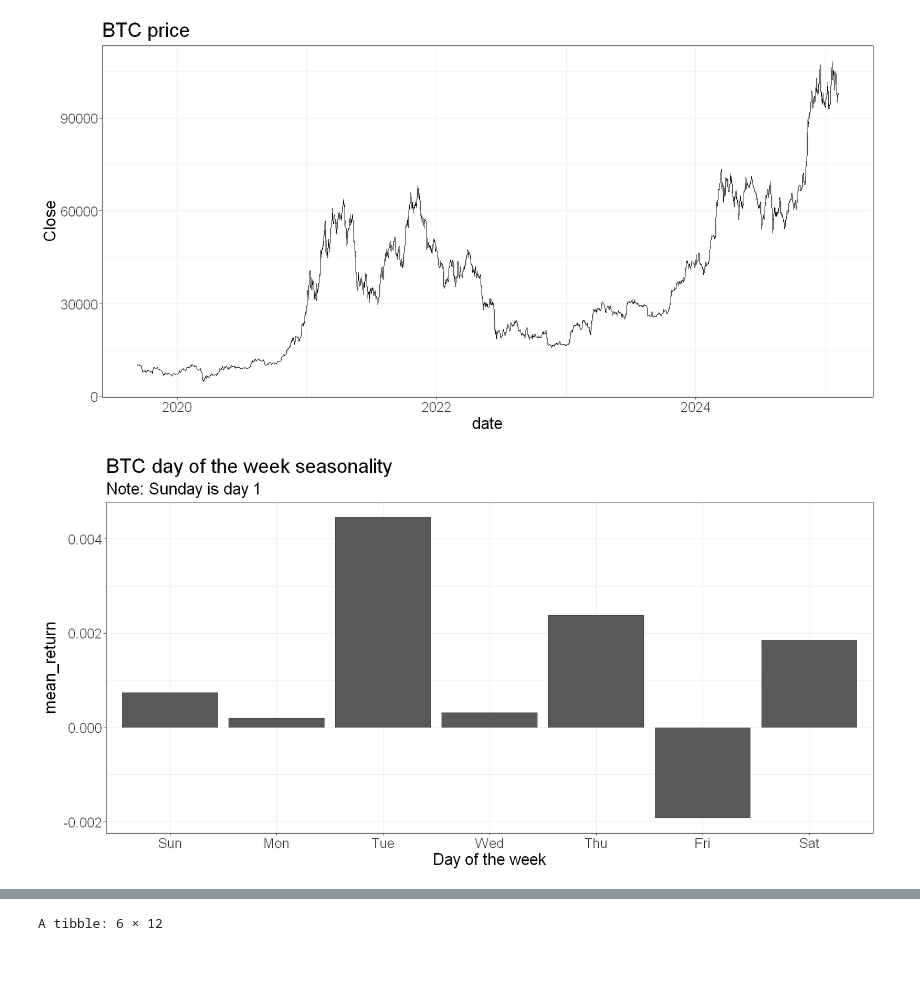
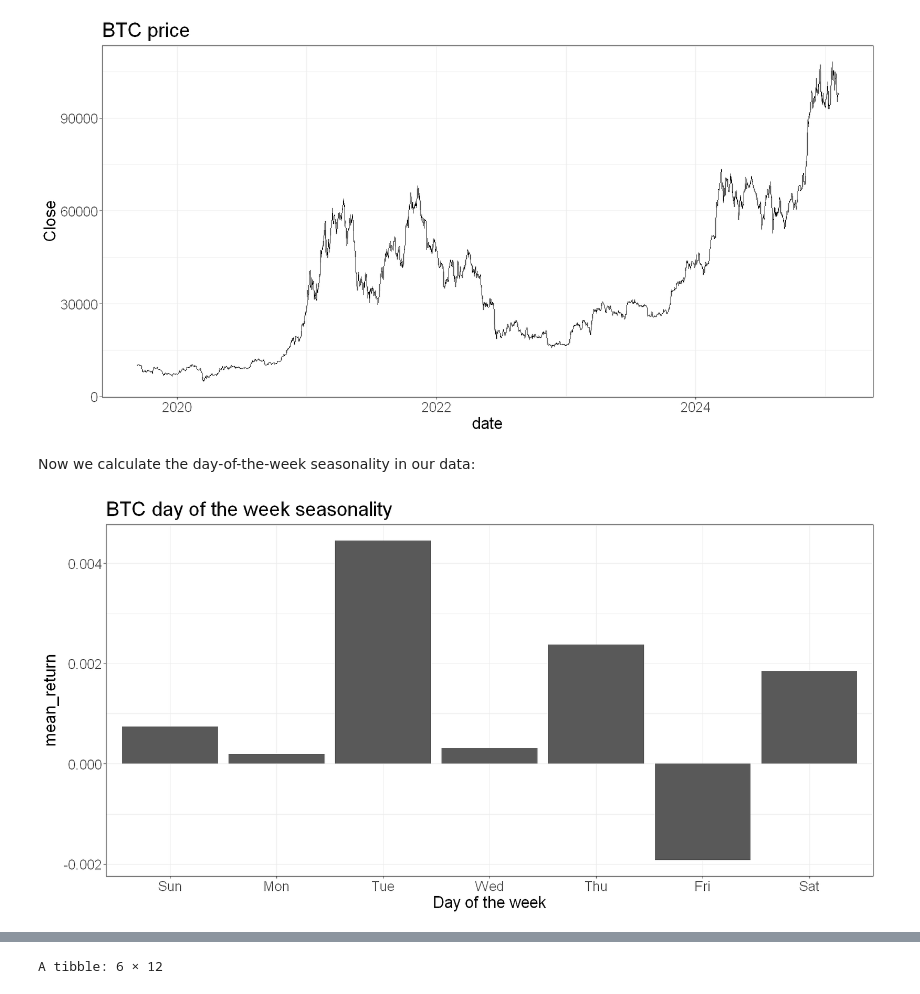
Before and after one commit to Robot-Wealth/trader-tales, a Jupyter notebook: quant-techniques/chance_of_seasonality.ipynb, the cells around one changed output, grey strips where cells are left out. Saved outputs shown, nothing was run; the diff lists cells and outputs as text; code cells hidden in the pictures; blank space fills up the shorter version.

```diff
--- a/quant-techniques/chance_of_seasonality.ipynb
+++ b/quant-techniques/chance_of_seasonality.ipynb
@@ -58,19 +104,20 @@ btc %>%
   ggplot(aes(x = date, y = Close)) + geom_line() + ggtitle("BTC price")
 # %% [output]
 [figure]
+# %% [markdown]
+Now we calculate the day-of-the-week seasonality in our data:
 # %%
 # seasonality within the actual data
 actual <- btc %>%
   group_by(dow) %>%
   summarise(mean_return = mean(log_return))
 
 actual %>%
   ggplot(aes(x = dow, y = mean_return)) +
   geom_bar(stat = "identity") +
   labs(
     title = "BTC day of the week seasonality",
-    subtitle = "Note: Sunday is day 1",
     x = "Day of the week"
   )
 # %% [output]
-[figure, old version]
+[figure, new version]
```
Also changed, not shown: parts of 20 cells of this notebook.
